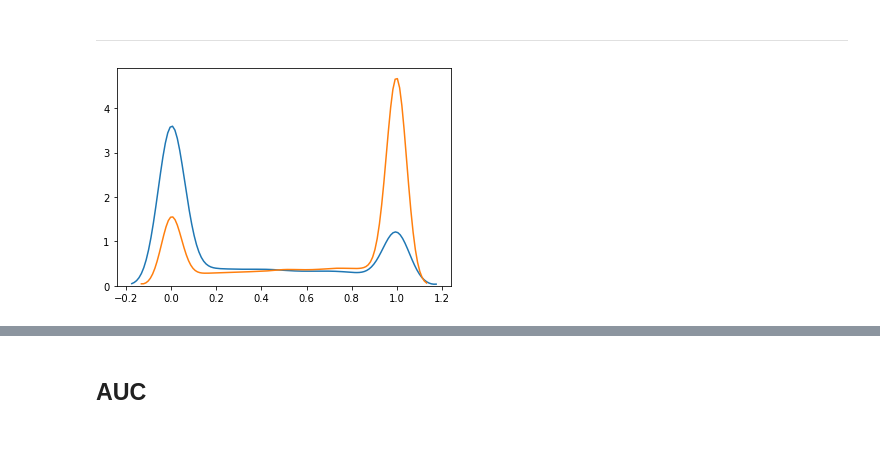
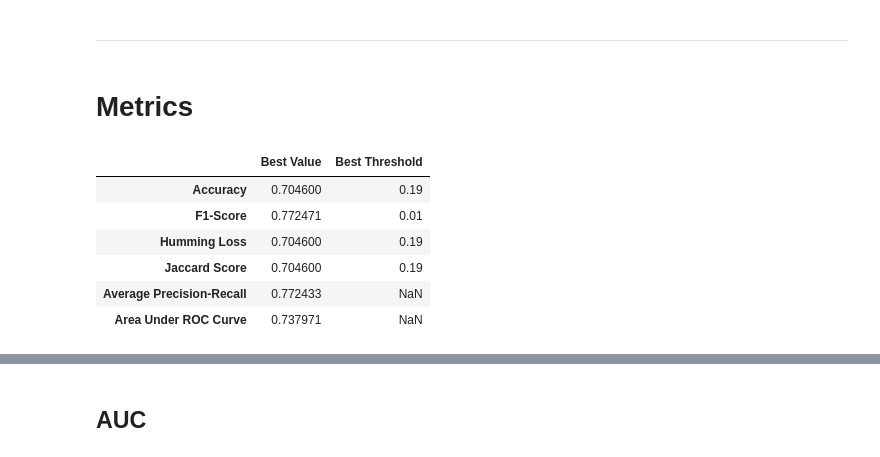
Before and after one commit to tiagohcalves/scikit-profiling, a Jupyter notebook: notebooks/01-binary_classification.ipynb, the cells around one changed output, grey strips where cells are left out. Drawn from its saved outputs; the diff is of its cells as text; code cells hidden in the pictures.

```diff
--- a/notebooks/01-binary_classification.ipynb
+++ b/notebooks/01-binary_classification.ipynb
@@ -35,8 +37,49 @@ date_index = list(range(label_0_size + label_1_size))
 random.shuffle(date_index)
 # %% [markdown]
 ---
-# %%
-ax = sns.kdeplot(y_pred_0)
-ax = sns.kdeplot(y_pred_1, ax=ax)
-# %% [output]
-[figure, removed]
+# %% [markdown]
+# Metrics
+# %%
+    def get_max_score(f, y_true, y_pred, min_score=False, with_values=False):
+        thresholds = np.arange(0, 1, 0.01)
+        score_list = []
+
+        max_th = thresholds[0]
+        max_score = np.inf if min_score else -np.inf
+
+        for th in thresholds:
+            y_pred_label = np.where(y_pred < th, 0, 1)
+            score_th = f(y_true, y_pred_label)
+            score_list.append(score_th)
+
+            if (
+                (min_score and (score_th < max_score))
+                or
+                (not min_score and score_th > max_score)
+            ):
+                max_score = score_th
+                max_th = th
+
+        if with_values:
+            return max_score, max_th, score_list, thresholds
+
+        return max_score, max_th
+# %%
+metrics_dict = {
+    "Accuracy": get_max_score(metrics.accuracy_score, y_true, y_pred),
+    "F1-Score": get_max_score(metrics.f1_score, y_true, y_pred),
+    "Humming Loss": get_max_score(metrics.accuracy_score, y_true, y_pred),
+    "Jaccard Score": get_max_score(metrics.jaccard_similarity_score, y_true, y_pred),
+    "Average Precision-Recall": [metrics.average_precision_score(y_true, y_pred), np.nan],
+    "Area Under ROC Curve": [metrics.roc_auc_score(y_true, y_pred), np.nan]
+}
+# %%
+pd.DataFrame(metrics_dict, index=["Best Value", "Best Threshold"]).transpose()
+# %% [output]
+|  | Best Value | Best Threshold |
+| Accuracy | 0.704600 | 0.19 |
+| F1-Score | 0.772471 | 0.01 |
+| Humming Loss | 0.704600 | 0.19 |
+| Jaccard Score | 0.704600 | 0.19 |
+| Average Precision-Recall | 0.772433 | NaN |
+| Area Under ROC Curve | 0.737971 | NaN |
```
Also changed, not shown: parts of 11 cells of this notebook, 2 other files.
